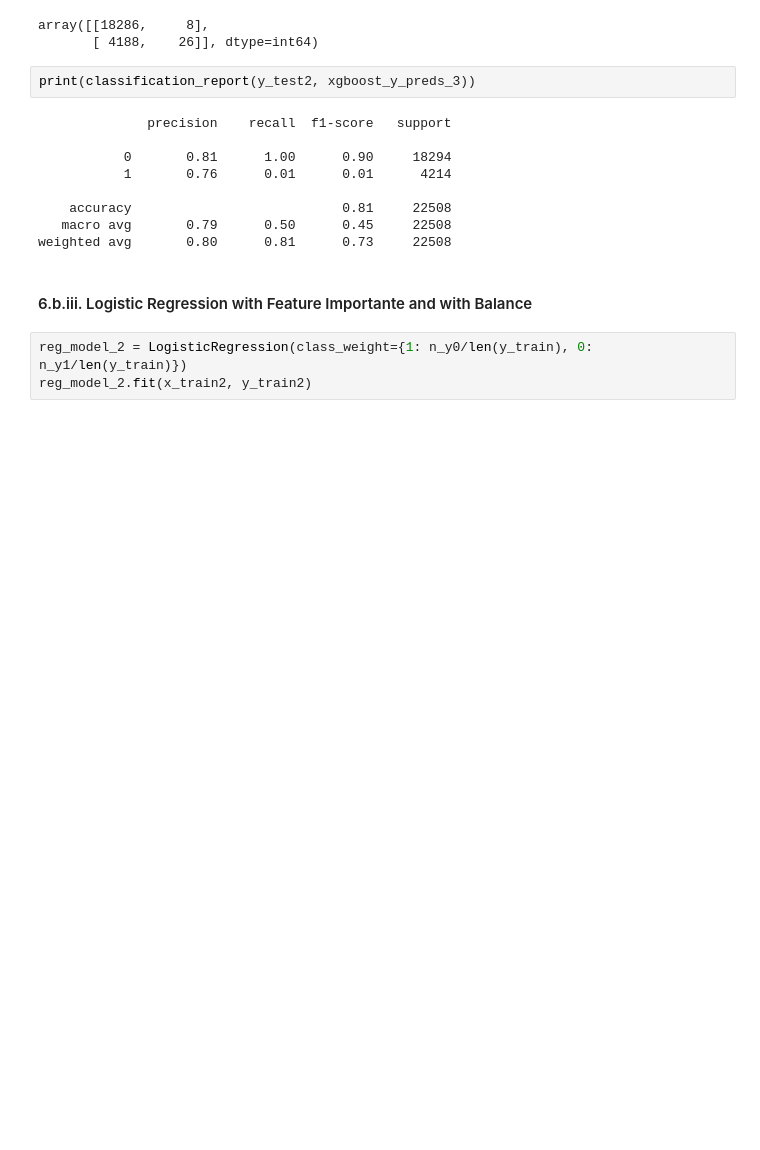
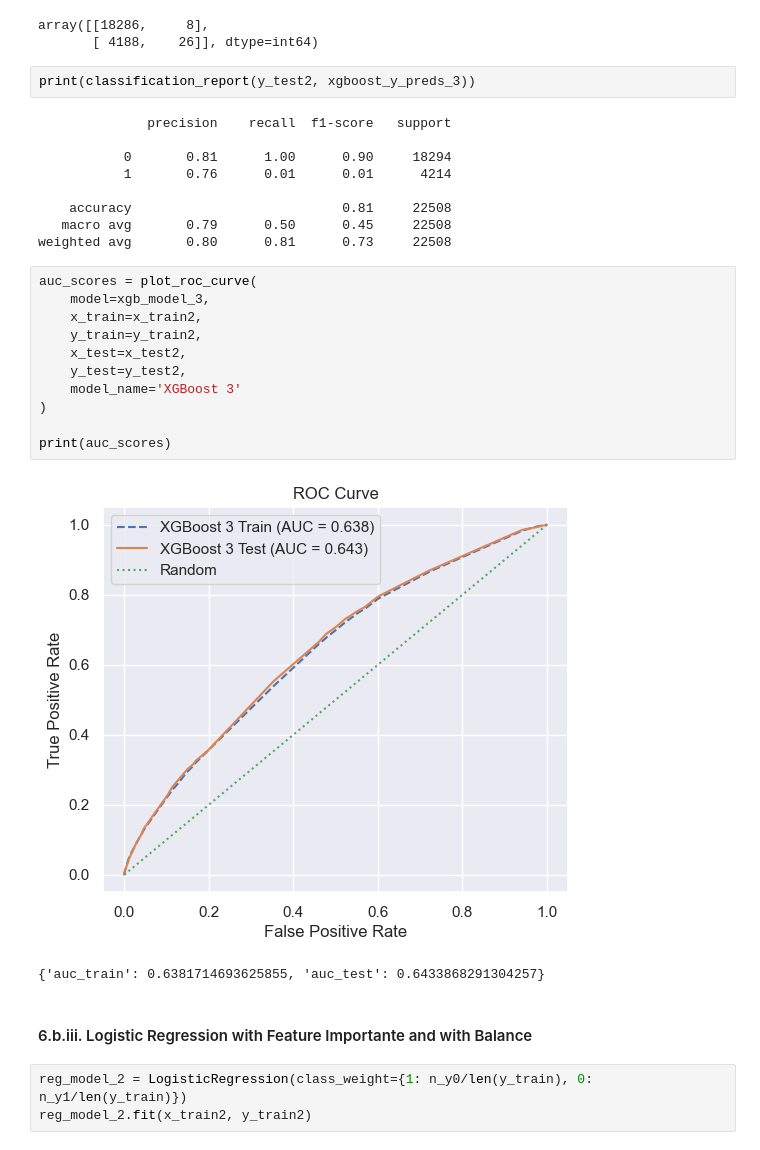
Before and after one commit to cabustillo13/airport-flight-delay-prediction, a Jupyter notebook: challenge/exploration.ipynb, the cells around one changed output. Cells and saved outputs as stored; diff of their text form; blank space fills up the shorter version.

```diff
--- a/challenge/exploration.ipynb
+++ b/challenge/exploration.ipynb
@@ -520,6 +623,20 @@ print(classification_report(y_test2, xgboost_y_preds_3))
     accuracy                           0.81     22508
    macro avg       0.79      0.50      0.45     22508
 weighted avg       0.80      0.81      0.73     22508
+# %%
+auc_scores = plot_roc_curve(
+    model=xgb_model_3,
+    x_train=x_train2,
+    y_train=y_train2,
+    x_test=x_test2,
+    y_test=y_test2,
+    model_name='XGBoost 3'
+)
+
+print(auc_scores)
+# %% [output]
+[figure, added]
+{'auc_train': 0.6381714693625855, 'auc_test': 0.6433868291304257}
 # %% [markdown]
 #### 6.b.iii. Logistic Regression with Feature Importante and with Balance
 # %%
```
Also changed, not shown: parts of 7 cells of this notebook, 1 other file.
